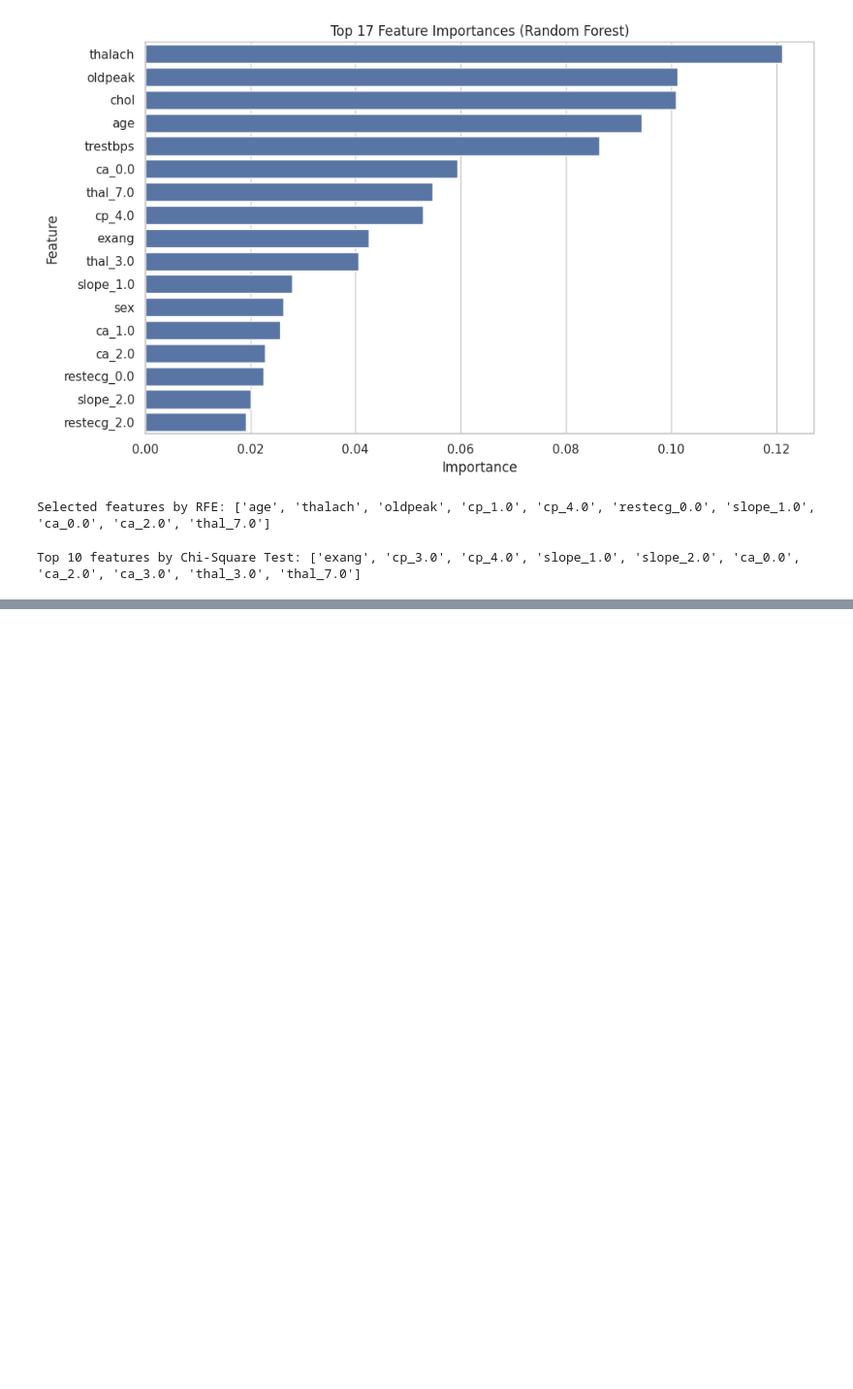
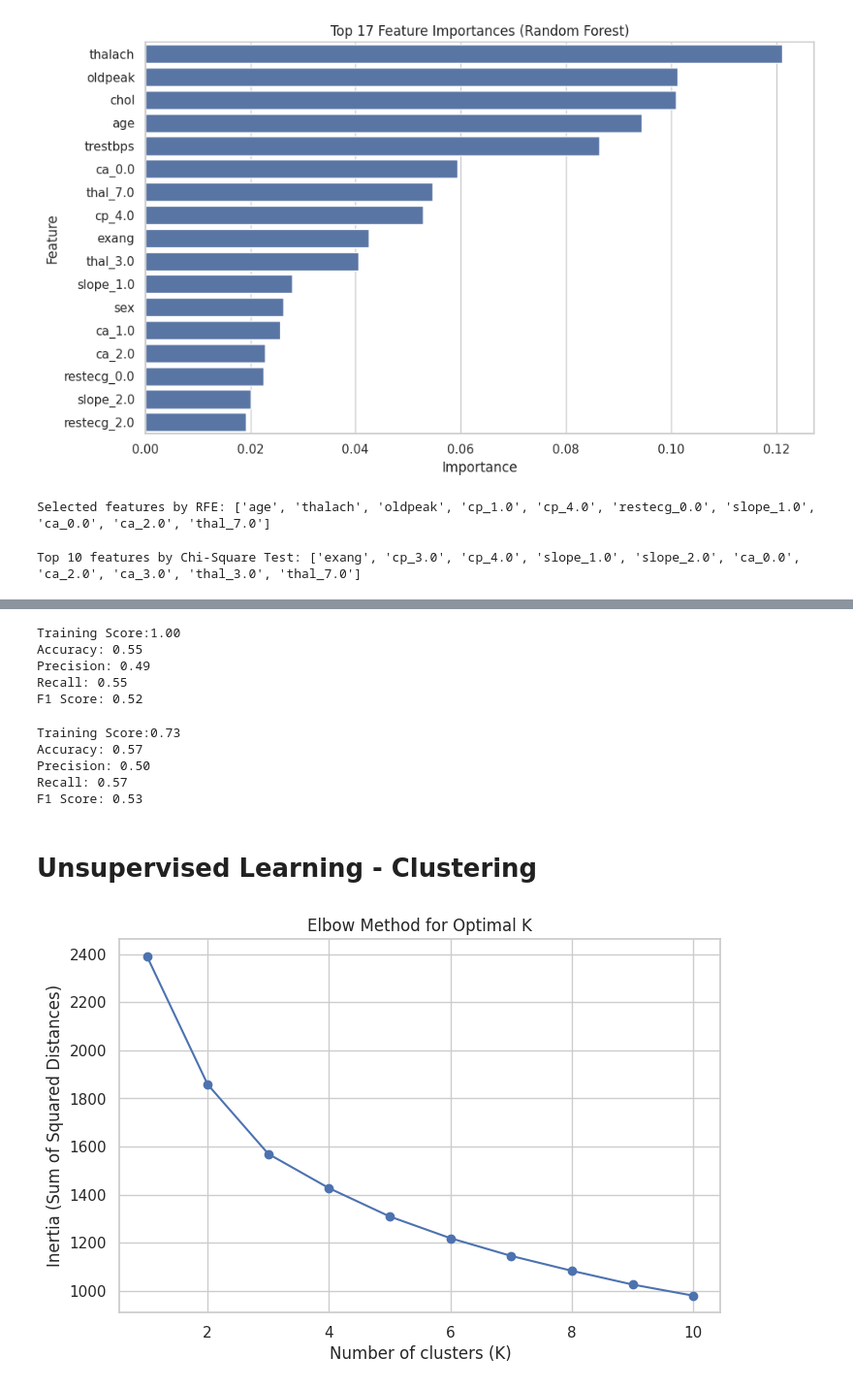
Before and after one commit to Mohamed-Elsemary/UCIHeartMLProject, a Jupyter notebook: HDUCI.ipynb, the cells around one changed output, grey strips where cells are left out. Shown at 97% size. Saved outputs shown, nothing was run; the diff lists cells and outputs as text; code cells hidden in the pictures; blank space fills up the shorter version.

```diff
--- a/HDUCI.ipynb
+++ b/HDUCI.ipynb
@@ -223,0 +271,62 @@ Final selected features for modeling: ['thal_7.0', 'ca_2.0', 'slope_1.0', 'cp_4.
+# %%
+rF = RandomForestClassifier(random_state=42).fit(X_train,y_train)
+# model evaluation
+y_pred = rF.predict(X_test)
+accuracy = accuracy_score(y_test, y_pred)
+precision = precision_score(y_test, y_pred, average='weighted')
+recall = recall_score(y_test, y_pred, average='weighted')
+f1 = f1_score(y_test, y_pred, average='weighted')
+print(f"Training Score:{rF.score(X_train,y_train):.2f}")
+print(f"Accuracy: {accuracy:.2f}")
+print(f"Precision: {precision:.2f}")
+print(f"Recall: {recall:.2f}")
+print(f"F1 Score: {f1:.2f}")
+# %% [output]
+Training Score:1.00
+Accuracy: 0.55
+Precision: 0.49
+Recall: 0.55
+F1 Score: 0.52
+# %%
+svm = SVC(random_state=42).fit(X_train,y_train)
+# model evaluation
+y_pred = svm.predict(X_test)
+accuracy = accuracy_score(y_test, y_pred)
+precision = precision_score(y_test, y_pred, average='weighted')
+recall = recall_score(y_test, y_pred, average='weighted')
+f1 = f1_score(y_test, y_pred, average='weighted')
+print(f"Training Score:{svm.score(X_train,y_train):.2f}")
+print(f"Accuracy: {accuracy:.2f}")
+print(f"Precision: {precision:.2f}")
+print(f"Recall: {recall:.2f}")
+print(f"F1 Score: {f1:.2f}")
+# %% [output]
+Training Score:0.73
+Accuracy: 0.57
+Precision: 0.50
+Recall: 0.57
+F1 Score: 0.53
+# %% [markdown]
+# Unsupervised Learning - Clustering
+# %%
+# Use scaled features for clustering
+X_cluster = X_selected  # or X_selected if not scaled again
+
+inertia = []
+
+# Try K from 1 to 10
+for k in range(1, 11):
+    kmeans = KMeans(n_clusters=k, random_state=42, n_init=10)
+    kmeans.fit(X_cluster)
+    inertia.append(kmeans.inertia_)
+
+# Plot Elbow Curve
+plt.figure(figsize=(8, 5))
+plt.plot(range(1, 11), inertia, 'bo-', marker='o')
+plt.xlabel('Number of clusters (K)')
+plt.ylabel('Inertia (Sum of Squared Distances)')
+plt.title('Elbow Method for Optimal K')
+plt.grid(True)
+plt.show()
+# %% [output]
+[figure, added]
```
Also changed, not shown: parts of 16 cells of this notebook, 1 other file.
